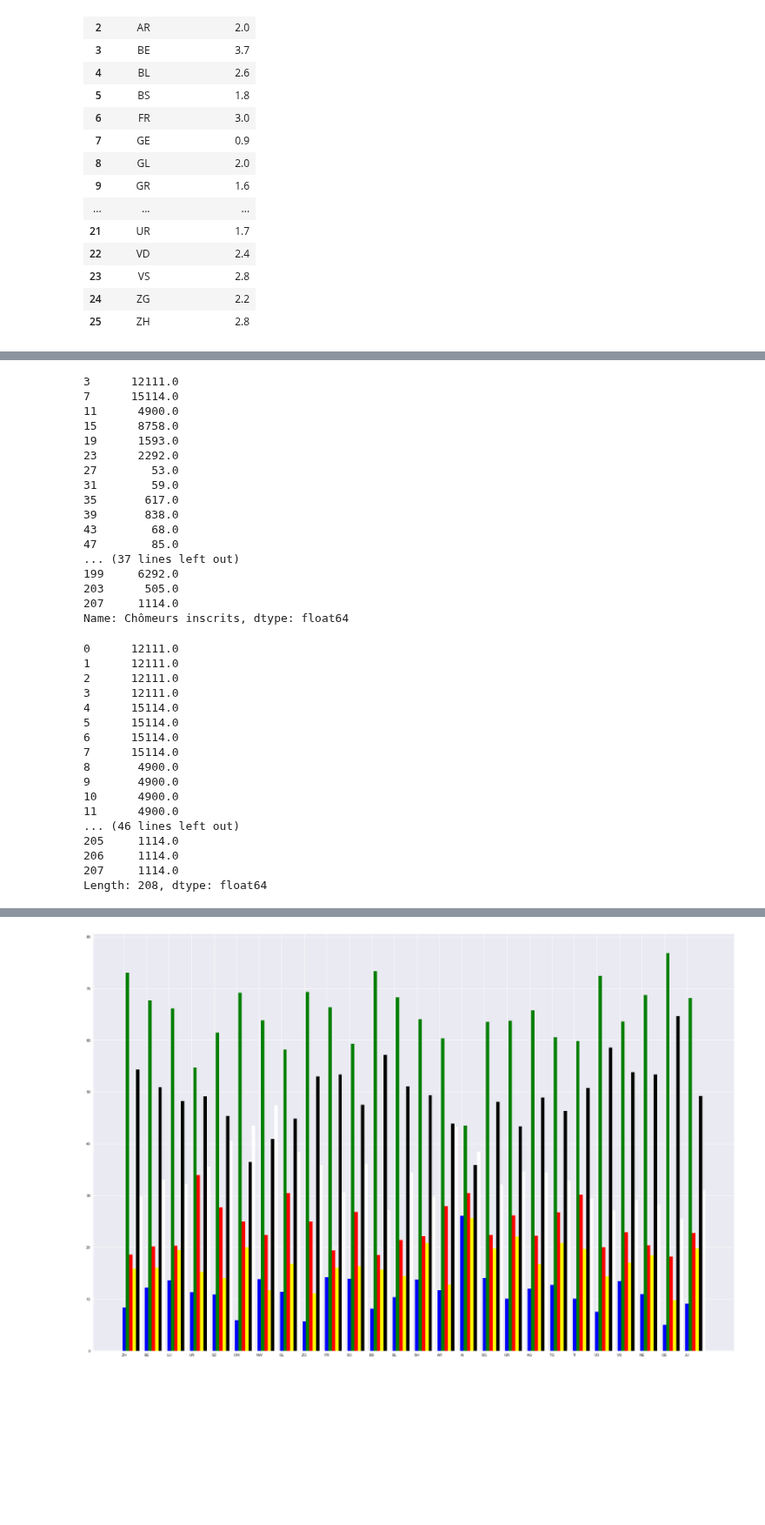
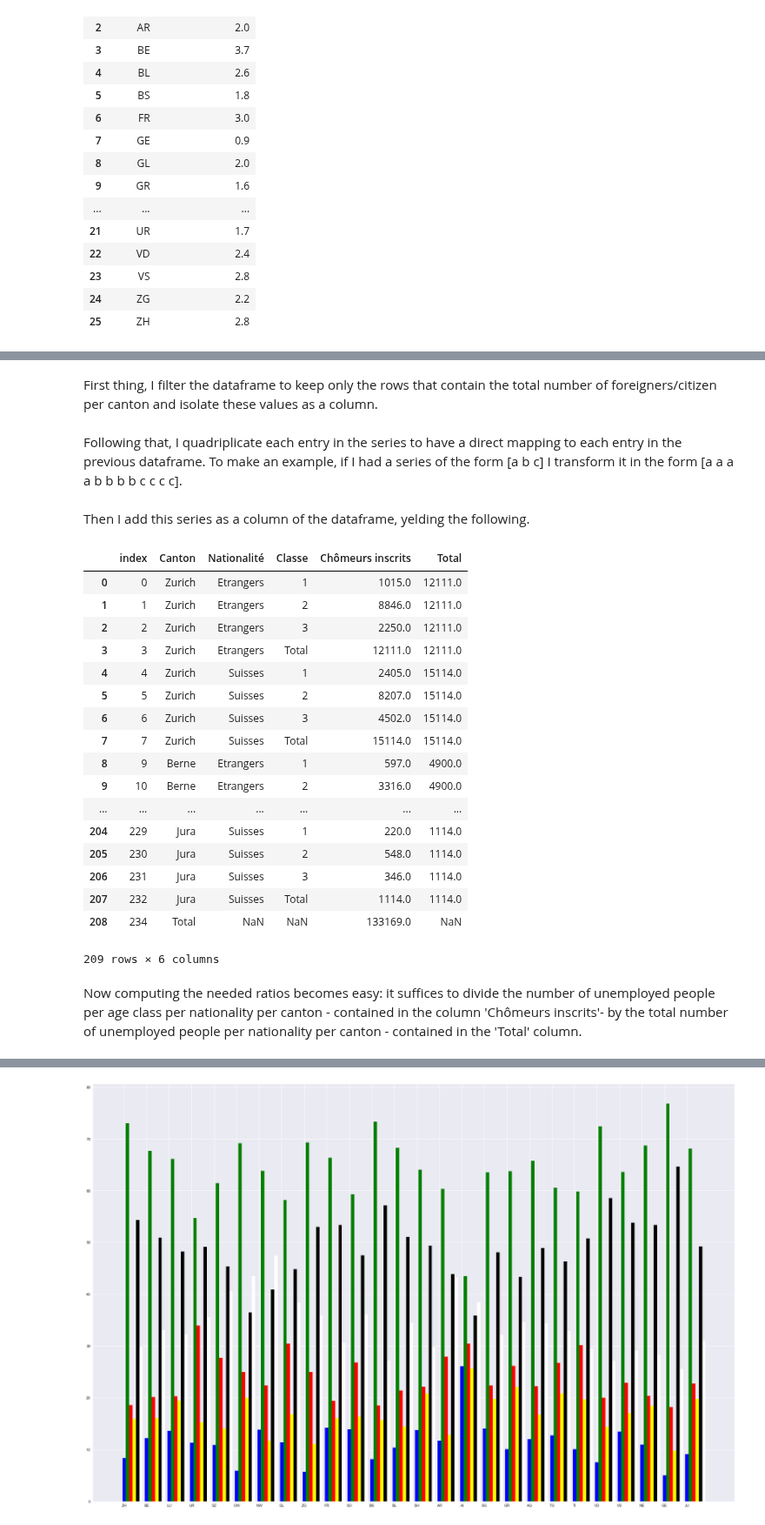
Before and after one commit to raphaelBarman/ADA-dh, a Jupyter notebook: 03 - Interactive Viz/Homework 3.ipynb, the cells around one changed output, grey strips where cells are left out. Shown at 87% size. Saved outputs shown, nothing was run; the diff lists cells and outputs as text; code cells hidden in the pictures; blank space fills up the shorter version.

```diff
--- a/03 - Interactive Viz/Homework 3.ipynb
+++ b/03 - Interactive Viz/Homework 3.ipynb
@@ -258,49 +184,41 @@ swiss_unemp_age_data
+# %% [markdown]
+First thing, I filter the dataframe to keep only the rows that contain the total number of foreigners/citizen per canton and isolate these values as a column.
 # %%
 total = swiss_unemp_age_data[swiss_unemp_age_data.Classe == 'Total']
 total = total['Chômeurs inscrits']
-total
-# %% [output]
-3      12111.0
-7      15114.0
-11      4900.0
-15      8758.0
-19      1593.0
-23      2292.0
-27        53.0
-31        59.0
-35       617.0
-39       838.0
-43        68.0
-47        85.0
-... (37 lines left out)
-199     6292.0
-203      505.0
-207     1114.0
-Name: Chômeurs inscrits, dtype: float64
+# %% [markdown]
+Following that, I quadriplicate each entry in the series to have a direct mapping to each entry in the previous dataframe. To make an example, if I had a series of the form [a b c] I transform it in the form [a a a a b b b b c c c c].
 # %%
-total2 = pd.Series([])
+total_withdup = pd.Series([])
 
 for row in total:
     for index in range(4):
         to_append = pd.Series([row])
-        total2 = total2.append(to_append, ignore_index=True)
-total2
+        total_withdup = total_withdup.append(to_append, ignore_index=True)
-# %% [output]
-0      12111.0
-1      12111.0
-2      12111.0
-3      12111.0
-4      15114.0
-5      15114.0
-6      15114.0
-7      15114.0
-8       4900.0
-9       4900.0
-10      4900.0
-11      4900.0
-... (46 lines left out)
-205     1114.0
-206     1114.0
-207     1114.0
-Length: 208, dtype: float64
+# %% [markdown]
+Then I add this series as a column of the dataframe, yelding the following.
+# %%
+swiss_unemp_age_data['Total'] = total_withdup
+swiss_unemp_age_data
+# %% [output]
+|  | index | Canton | Nationalité | Classe | Chômeurs inscrits | Total |
+| 0 | 0 | Zurich | Etrangers | 1 | 1015.0 | 12111.0 |
+| 1 | 1 | Zurich | Etrangers | 2 | 8846.0 | 12111.0 |
+| 2 | 2 | Zurich | Etrangers | 3 | 2250.0 | 12111.0 |
+| 3 | 3 | Zurich | Etrangers | Total | 12111.0 | 12111.0 |
+| 4 | 4 | Zurich | Suisses | 1 | 2405.0 | 15114.0 |
+| 5 | 5 | Zurich | Suisses | 2 | 8207.0 | 15114.0 |
+| 6 | 6 | Zurich | Suisses | 3 | 4502.0 | 15114.0 |
+| 7 | 7 | Zurich | Suisses | Total | 15114.0 | 15114.0 |
+| 8 | 9 | Berne | Etrangers | 1 | 597.0 | 4900.0 |
+| 9 | 10 | Berne | Etrangers | 2 | 3316.0 | 4900.0 |
+| ... | ... | ... | ... | ... | ... | ... |
+| 204 | 229 | Jura | Suisses | 1 | 220.0 | 1114.0 |
+| 205 | 230 | Jura | Suisses | 2 | 548.0 | 1114.0 |
+| 206 | 231 | Jura | Suisses | 3 | 346.0 | 1114.0 |
+| 207 | 232 | Jura | Suisses | Total | 1114.0 | 1114.0 |
+| 208 | 234 | Total | NaN | NaN | 133169.0 | NaN |
+209 rows × 6 columns
+# %% [markdown]
+Now computing the needed ratios becomes easy: it suffices to divide the number of unemployed people per age class per nationality per canton - contained in the column 'Chômeurs inscrits'- by the total number of unemployed people per nationality per canton - contained in the 'Total' column.
 # %%
```
Also changed, not shown: parts of 42 cells of this notebook.
